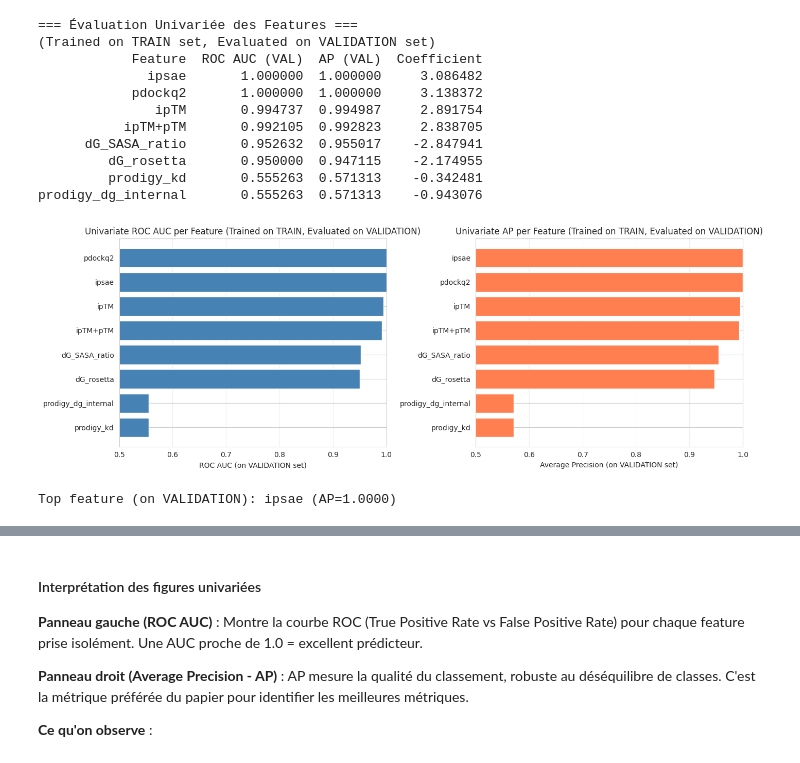
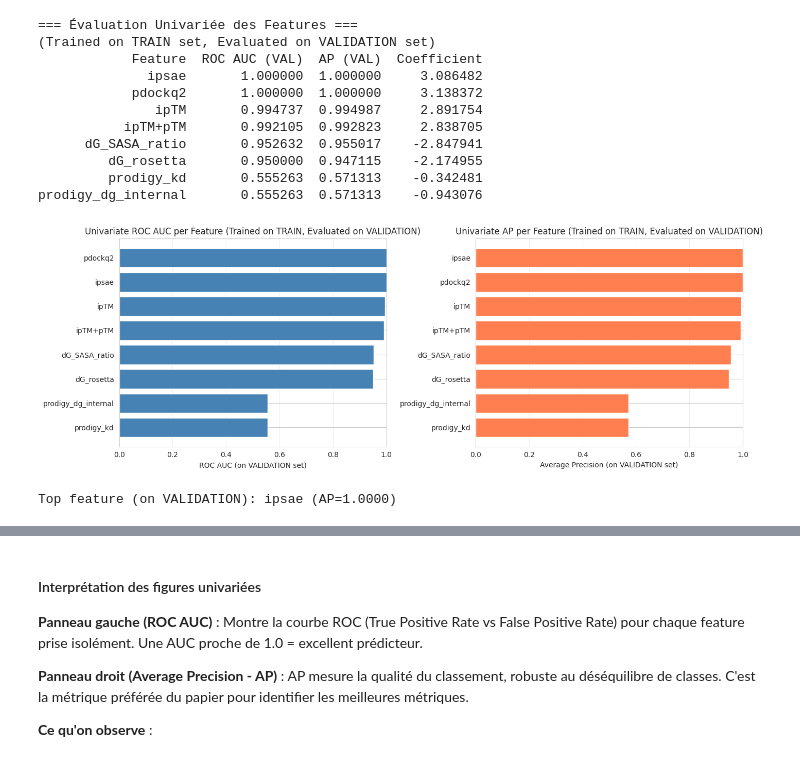
Before and after one commit to KessenP/explorae, a Jupyter notebook: notebooks/binder_selection_pipeline.ipynb, the cells around one changed output, grey strips where cells are left out. Saved outputs shown, nothing was run; the diff lists cells and outputs as text; code cells hidden in the pictures.

```diff
--- a/notebooks/binder_selection_pipeline.ipynb
+++ b/notebooks/binder_selection_pipeline.ipynb
@@ -730,27 +730,28 @@ prodigy_dg_internal       0.555263  0.571313    -0.943076
 # %%
 # Visualization
 fig, axes = plt.subplots(1, 2, figsize=(14, 5))
 
 # ROC AUC
 df_plot = df_univariate.sort_values("ROC AUC (VAL)", ascending=True)
 axes[0].barh(df_plot["Feature"], df_plot["ROC AUC (VAL)"], color="steelblue")
 axes[0].set_xlabel("ROC AUC (on VALIDATION set)")
 axes[0].set_title("Univariate ROC AUC per Feature (Trained on TRAIN, Evaluated on VALIDATION)")
-axes[0].set_xlim(0.5, 1.0)
 axes[0].grid(alpha=0.3, axis='x')
 
 # Average Precision
 df_plot = df_univariate.sort_values("AP (VAL)", ascending=True)
 axes[1].barh(df_plot["Feature"], df_plot["AP (VAL)"], color="coral")
 axes[1].set_xlabel("Average Precision (on VALIDATION set)")
 axes[1].set_title("Univariate AP per Feature (Trained on TRAIN, Evaluated on VALIDATION)")
-axes[1].set_xlim(0.5, 1.0)
+axes[0].set_xlim(0.0, 1.0)
+axes[1].set_xlim(0.0, 1.0)
+
 axes[1].grid(alpha=0.3, axis='x')
 
 plt.tight_layout()
 plt.show()
 
 print(f"\nTop feature (on VALIDATION): {df_univariate.iloc[0]['Feature']} (AP={df_univariate.iloc[0]['AP (VAL)']:.4f})")
 # %% [output]
-[figure, old version]
+[figure, new version]
 Top feature (on VALIDATION): ipsae (AP=1.0000)
```
Also changed, not shown: parts of 21 cells of this notebook.
